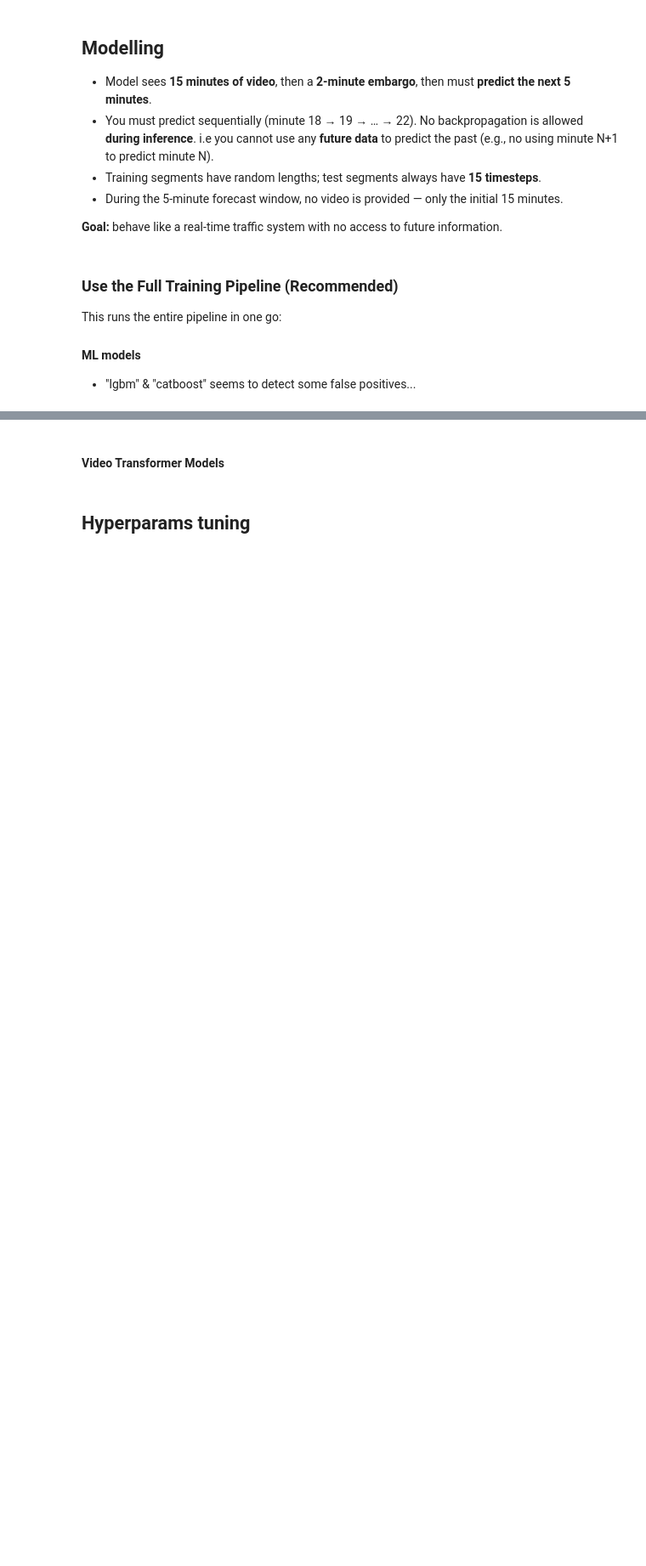
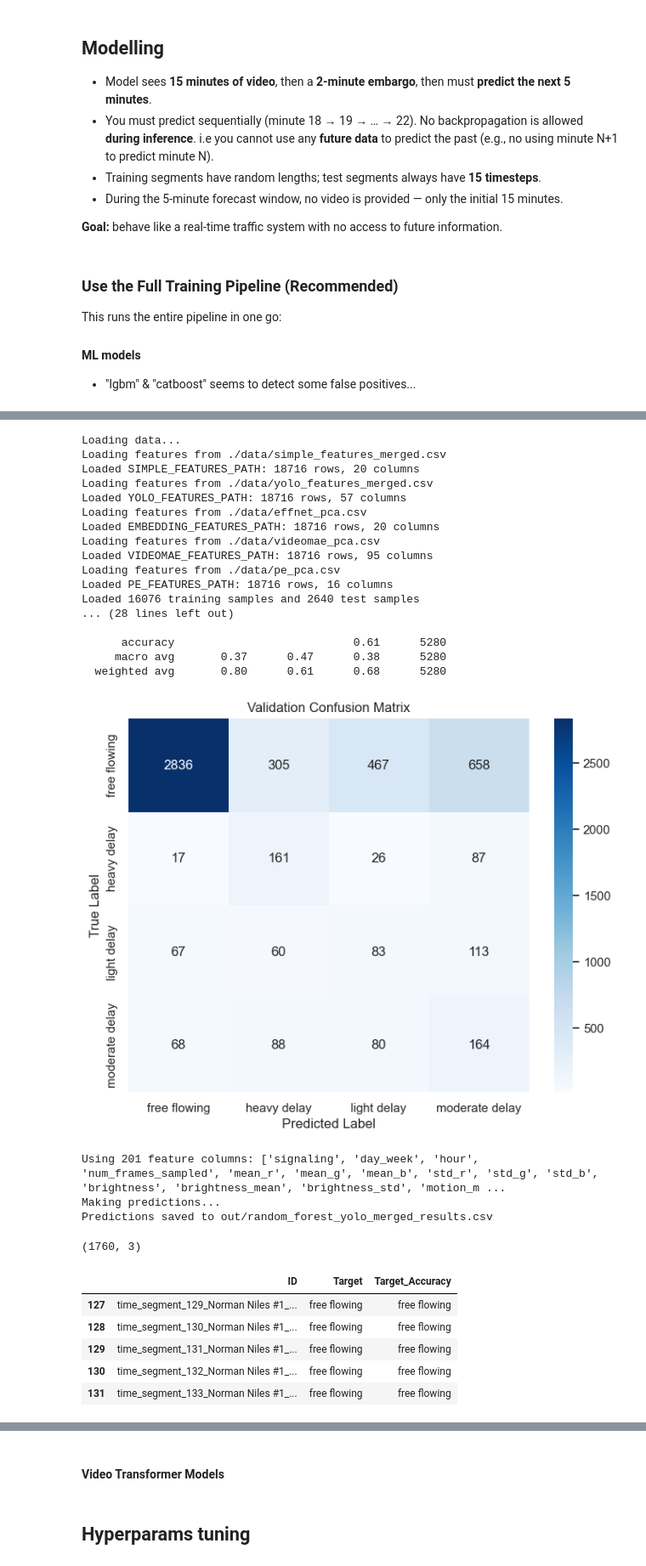
Before and after one commit to anyantudre/zindi-barbados-traffic-analysis, a Jupyter notebook: notebook-barbados-challenge.ipynb, the cells around one changed output, grey strips where cells are left out. Shown at 85% size. Drawn from its saved outputs; the diff is of its cells as text; code cells hidden in the pictures; blank space fills up the shorter version.

```diff
--- a/notebook-barbados-challenge.ipynb
+++ b/notebook-barbados-challenge.ipynb
@@ -395,0 +512,40 @@ KeyError: "Columns not found: 'avg_bbox_area'"
+# %%
+# Run the full training pipeline
+model="random_forest"
+pipeline = TrainingPipeline(config)
+pipeline.run(model_name=model, use_cv=True, n_splits=5) # ou "lgbm", "catboost", "random_forest", "ensemble_soft"
+
+
+# Make predictions using the trained model
+inference = InferencePipeline(config, model=pipeline.model)
+inference.prepare_test_data(pipeline.testing_df)
+submission_df = inference.predict_and_save(f"out/{model}_yolo_merged_results.csv")
+# %% [output]
+Loading data...
+Loading features from ./data/simple_features_merged.csv
+Loaded SIMPLE_FEATURES_PATH: 18716 rows, 20 columns
+Loading features from ./data/yolo_features_merged.csv
+Loaded YOLO_FEATURES_PATH: 18716 rows, 57 columns
+Loading features from ./data/effnet_pca.csv
+Loaded EMBEDDING_FEATURES_PATH: 18716 rows, 20 columns
+Loading features from ./data/videomae_pca.csv
+Loaded VIDEOMAE_FEATURES_PATH: 18716 rows, 95 columns
+Loading features from ./data/pe_pca.csv
+Loaded PE_FEATURES_PATH: 18716 rows, 16 columns
+Loaded 16076 training samples and 2640 test samples
+... (28 lines left out)
+
+      accuracy                           0.61      5280
+     macro avg       0.37      0.47      0.38      5280
+  weighted avg       0.80      0.61      0.68      5280
+[figure, added]
+Using 201 feature columns: ['signaling', 'day_week', 'hour', 'num_frames_sampled', 'mean_r', 'mean_g', 'mean_b', 'std_r', 'std_g', 'std_b', 'brightness', 'brightness_mean', 'brightness_std', 'motion_m ...
+Making predictions...
+Predictions saved to out/random_forest_yolo_merged_results.csv
+(1760, 3)
+|  | ID | Target | Target_Accuracy |
+| 127 | time_segment_129_Norman Niles #1_... | free flowing | free flowing |
+| 128 | time_segment_130_Norman Niles #1_... | free flowing | free flowing |
+| 129 | time_segment_131_Norman Niles #1_... | free flowing | free flowing |
+| 130 | time_segment_132_Norman Niles #1_... | free flowing | free flowing |
+| 131 | time_segment_133_Norman Niles #1_... | free flowing | free flowing |
```
Also changed, not shown: parts of 27 cells of this notebook, 9 other files.
